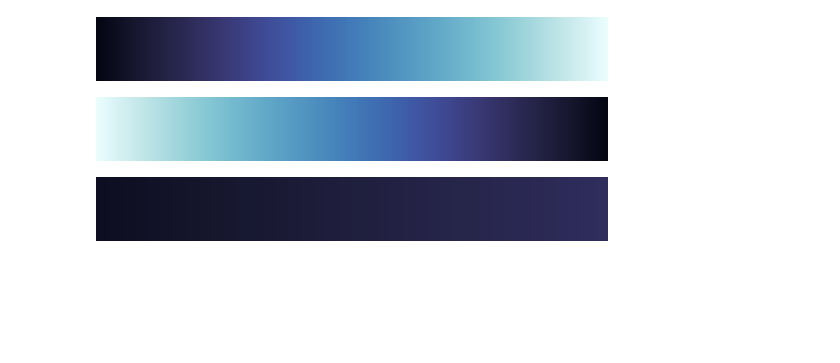
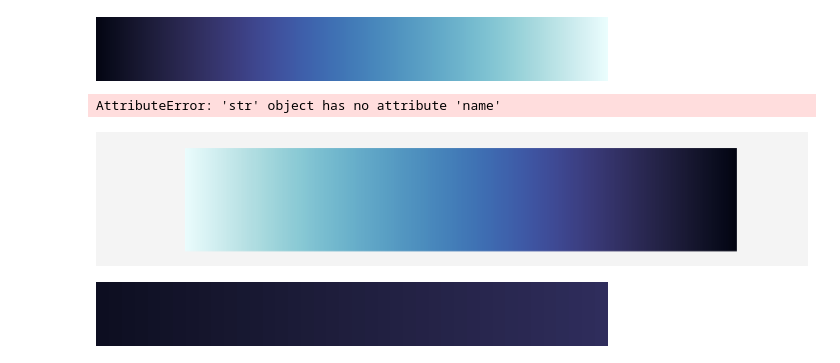
Before and after one commit to pratiman-91/colormaps, a Jupyter notebook: extras/demo.ipynb, the cells around one changed output. Saved outputs shown, nothing was run; the diff lists cells and outputs as text; code cells hidden in the pictures; blank space fills up the shorter version.

```diff
--- a/extras/demo.ipynb
+++ b/extras/demo.ipynb
@@ -8,6 +9,22 @@ from colormaps.utils import concat, show_cmaps_collection
 # %% [output]
 0.4.2
 3.10.8
+# %%
+# Function to plot cmaps
+def plot_color_gradients(cname):
+    # Generating a gradient
+    gradient = np.linspace(0, 1, 256)
+    gradient = np.vstack((gradient, gradient))
+
+    fig, axs = plt.subplots(nrows= 1, figsize=(8, 1.5))
+    axs.imshow(gradient, aspect='auto', cmap=cname)
+
+    # Turn off *all* ticks & spines, not just the ones with colormaps.
+    axs.set_axis_off()
+    if isinstance(cname, str):
+        plt.savefig(f"{cname}.png", transparent=True, bbox_inches='tight', pad_inches=0)
+    else:
+        plt.savefig(f"{cname.name}.png", transparent=True, bbox_inches='tight', pad_inches=0)
 # %%
 cmaps.bluegrey_dark
 # %% [output]
@@ -22,8 +39,10 @@ cmaps.ice
 [figure]
 # %%
 cmaps.ice_r
+plot_color_gradients('ice_r')
 # %% [output]
+AttributeError: 'str' object has no attribute 'name'
-[figure, old version]
+[figure, new version]
 # %%
 cmaps.ice[10:50]
 # %% [output]
```
Also changed, not shown: parts of 7 cells of this notebook, 11 other files.
